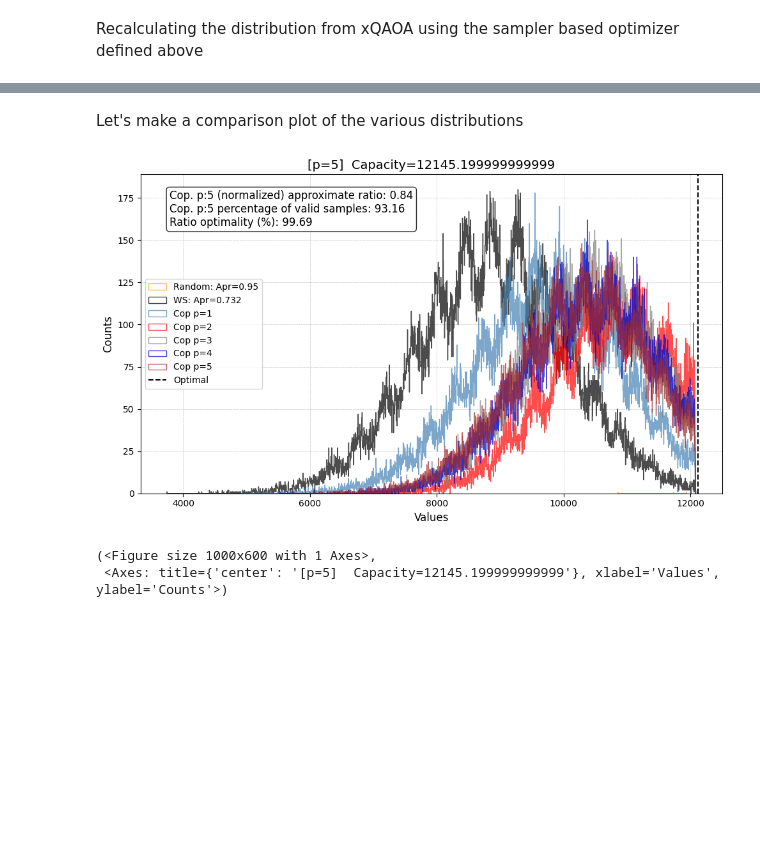
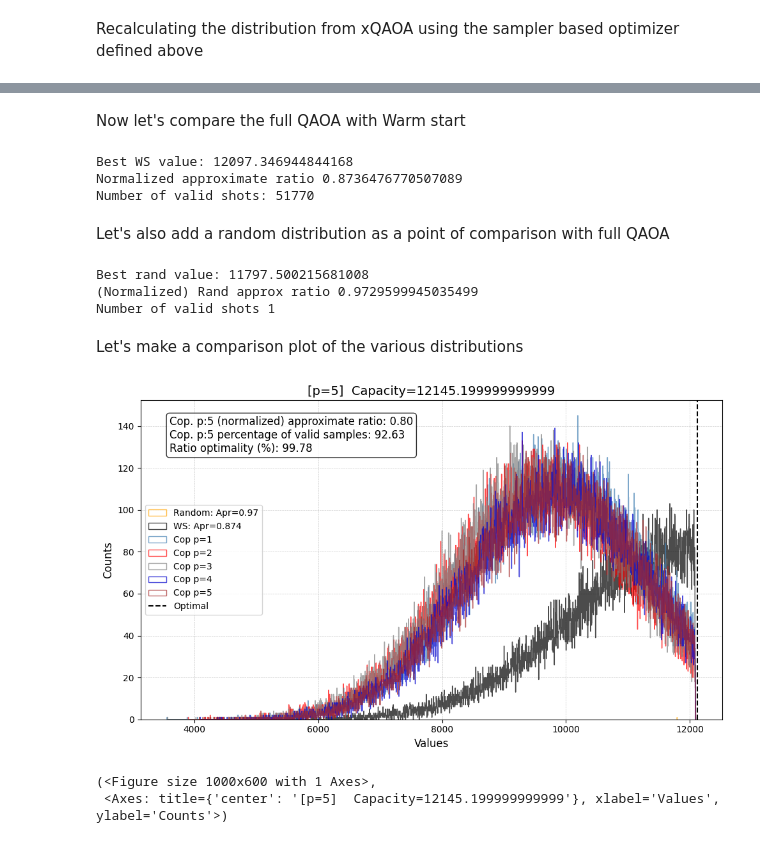
Before and after one commit to jhoule42/xQAOA_unit_commitment, a Jupyter notebook: demo.ipynb, the cells around one changed output, grey strips where cells are left out. Saved outputs shown, nothing was run; the diff lists cells and outputs as text; code cells hidden in the pictures; blank space fills up the shorter version.

Commit message:
snapshot demo notebook with ordered values and weights

```diff
--- a/demo.ipynb
+++ b/demo.ipynb
@@ -1279,9 +538,9 @@ def sampler_based_optimizer(qc, capacity):
     filtered_bitstrings= []
     filtered_cost_values = []
     for key in sampled_counts.keys():
-        if get_weight(key[::-1], weights) <= capacity:
+        if get_weight(key[::-1], ordered_weights) <= capacity:
             filtered_bitstrings.append(key)
-            filtered_cost_values.append(get_value(key[::-1], values) * sampled_counts[key]/shots)
+            filtered_cost_values.append(get_value(key[::-1], ordered_values) * sampled_counts[key]/shots)
         else:
             continue
     filtered_distribution = {
@@ -1480,44 +796,87 @@ Number of valid shots: 93163
+# %% [markdown]
+Now let's compare the full QAOA with Warm start
+# %%
+warm_start_counts = defaultdict(int)
+
+for _ in range(shots):
+    bitstring = ''.join(str(int(np.random.random() < pi)) for pi in qubit_ordered_distribution)
+    warm_start_counts[bitstring] += 1
+
+dict_bit_values_ws = convert_bitstring_to_values(warm_start_counts, ordered_values, ordered_weights, capacity,
+                                                   filter_invalid_solutions=filter_sols)
+
+# Compute the probability of sucess
+p_sucess_ws= probabilty_success(dict_bit_values_ws, optimal_value)
+norm_approx_ratio_ws, valid_shots_ws = compute_approximate_ratio(dict_bit_values_ws, optimal_value)
+print(f"Best WS value: {max(dict_bit_values_ws.keys())}")
+print(f"Normalized approximate ratio {norm_approx_ratio_ws}", '\n'
+       f"Number of valid shots: {valid_shots_ws}")
+# %% [output]
+Best WS value: 12097.346944844168
+Normalized approximate ratio 0.8736476770507089
+Number of valid shots: 51770
+# %% [markdown]
+Let's also add a random distribution as a point of comparison with full QAOA
+# %%
+random_counts = defaultdict(int)
+for _ in range(shots):
+    bitstring = ''.join(str(x) for x in np.random.randint(2, size=n))
+    random_counts[bitstring] += 1
+
+
+dict_bit_values_random = convert_bitstring_to_values(random_counts, ordered_values, ordered_weights, capacity,
+                                                     filter_invalid_solutions=filter_sols)
+
+# Compute the probability of success
+norm_approx_ratio_rand, valid_shots_rand = compute_approximate_ratio(dict_bit_values_random, optimal_value)
+print(f"Best rand value: {max(dict_bit_values_random.keys())}")
+print(f"(Normalized) Rand approx ratio {norm_approx_ratio_rand}",'\n'
+       f"Number of valid shots {valid_shots_rand}")
+# %% [output]
+Best rand value: 11797.500215681008
+(Normalized) Rand approx ratio 0.9729599945035499
+Number of valid shots 1
 # %% [markdown]
 Let's make a comparison plot of the various distributions
 # %%
 from scripts.utils.visualize import plot_multiple_distributions
 
 data_dict = {
-    f"Random: Apr={norm_approx_ratio_random:.2f}": dict_bit_values_random,
+    f"Random: Apr={norm_approx_ratio_rand:.2f}": dict_bit_values_random,
    f"WS: Apr={norm_approx_ratio_ws:.3f}": dict_bit_values_ws,
    f"Cop p={1}": dict_bit_values_at_different_p["p = 0"],
    f"Cop p={2}": dict_bit_values_at_different_p["p = 1"],
    f"Cop p={3}": dict_bit_values_at_different_p["p = 2"],
    f"Cop p={4}": dict_bit_values_at_different_p["p = 3"],
    f"Cop p={5}": dict_bit_values_at_different_p["p = 4"]
 }
 # Custom colors
 colors = {
-    f"Random: Apr={norm_approx_ratio_random:.2f}": "orange",
+    f"Random: Apr={norm_approx_ratio_rand:.2f}": "orange",
     f"WS: Apr={norm_approx_ratio_ws:.3f}": 'black',
     f"Cop p={1}": "steelblue",
     f"Cop p={2}": "red",
     f"Cop p={3}": "grey",
     f"Cop p={4}": "mediumblue",
     f"Cop p={5}": "brown"
 }
 # Annotations
 annotations = {
-    f'Cop. p:{layers} (normalized) approximate ratio': np.round(norm_approx_ratio, 2),
-    f'Cop. p:{layers} percentage of valid samples': 100*(valid_shots/shots),
+    f'Cop. p:{layers} (normalized) approximate ratio': np.round(norm_approx_ratio_qaoa, 2),
+    f'Cop. p:{layers} percentage of valid samples': 100*(valid_shots_qaoa/shots),
     "Ratio optimality (%)": np.round(best_value /optimal_value *100, 2),
 }
 plot_multiple_distributions(
     data_dict=data_dict,
     min_cost=optimal_value,
     colors=colors,
     nb_bins=2000,
     log=False,
     annotations=annotations,
     figsize=(10, 6),
     title=f"[p={layers}]  Capacity={capacity}"
 )
 # %% [output]
-[figure, old version]
+[figure, new version]
 (<Figure size 1000x600 with 1 Axes>,
  <Axes: title={'center': '[p=5]  Capacity=12145.199999999999'}, xlabel='Values', ylabel='Counts'>)
```
Also changed, not shown: parts of 33 cells of this notebook, 1 other file.
